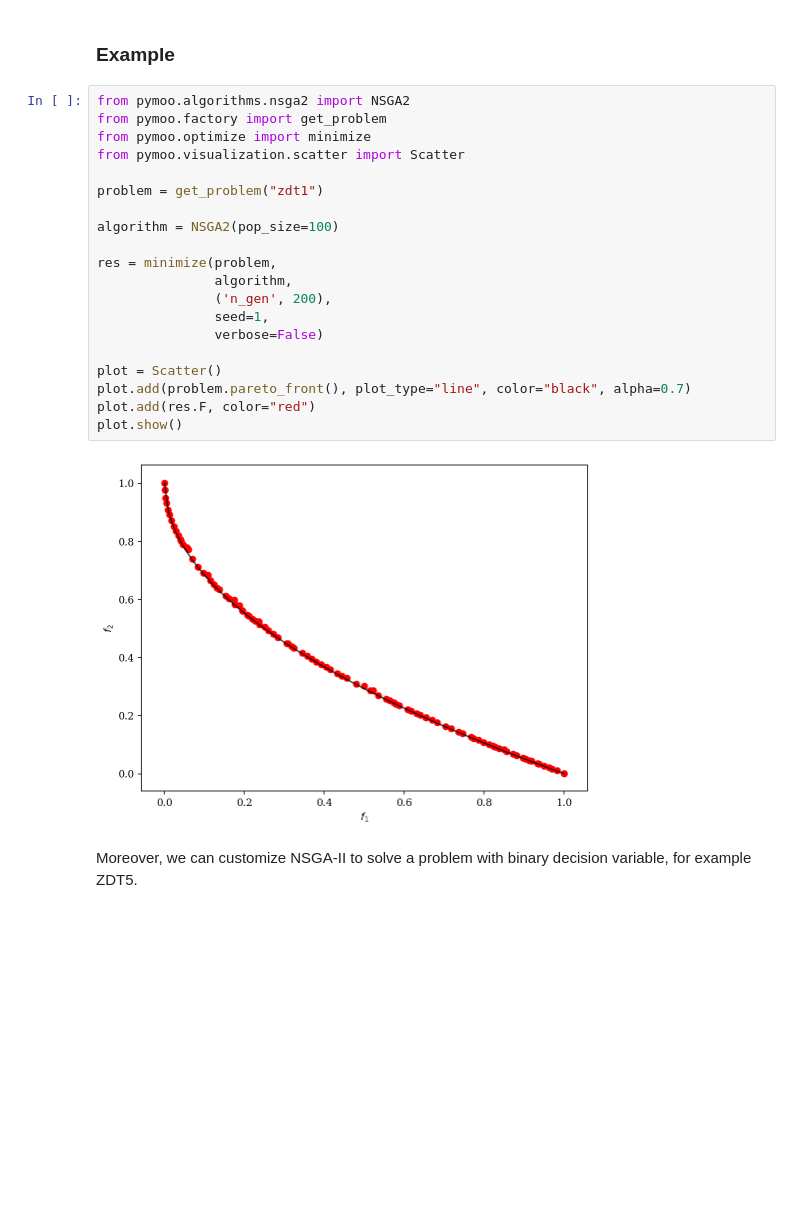
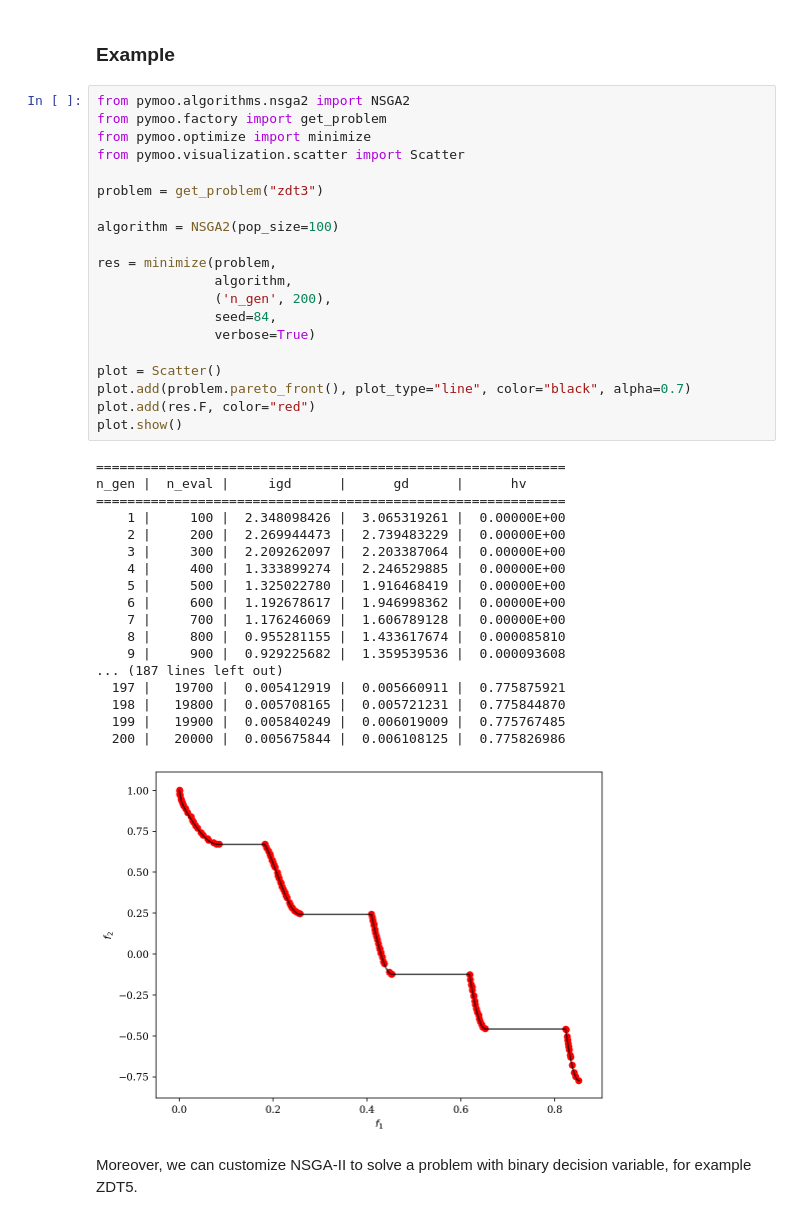
Before and after one commit to anyoptimization/pymoo, a Jupyter notebook: doc/source/algorithms/nsga2.ipynb, the cells around one changed output. Saved outputs shown, nothing was run; the diff lists cells and outputs as text; blank space fills up the shorter version.

```diff
--- a/doc/source/algorithms/nsga2.ipynb
+++ b/doc/source/algorithms/nsga2.ipynb
@@ -26,25 +26,42 @@ Furthermore, to increase some selection pressure NSGA-II uses a binary tournamen
 # %%
 from pymoo.algorithms.nsga2 import NSGA2
 from pymoo.factory import get_problem
 from pymoo.optimize import minimize
 from pymoo.visualization.scatter import Scatter
 
-problem = get_problem("zdt1")
+problem = get_problem("zdt3")
 
 algorithm = NSGA2(pop_size=100)
 
 res = minimize(problem,
                algorithm,
                ('n_gen', 200),
-               seed=1,
-               verbose=False)
+               seed=84,
+               verbose=True)
 
 plot = Scatter()
 plot.add(problem.pareto_front(), plot_type="line", color="black", alpha=0.7)
 plot.add(res.F, color="red")
 plot.show()
 # %% [output]
+============================================================
+n_gen |  n_eval |     igd      |      gd      |      hv
+============================================================
+    1 |     100 |  2.348098426 |  3.065319261 |  0.00000E+00
+    2 |     200 |  2.269944473 |  2.739483229 |  0.00000E+00
+    3 |     300 |  2.209262097 |  2.203387064 |  0.00000E+00
+    4 |     400 |  1.333899274 |  2.246529885 |  0.00000E+00
+    5 |     500 |  1.325022780 |  1.916468419 |  0.00000E+00
+    6 |     600 |  1.192678617 |  1.946998362 |  0.00000E+00
+    7 |     700 |  1.176246069 |  1.606789128 |  0.00000E+00
+    8 |     800 |  0.955281155 |  1.433617674 |  0.000085810
+    9 |     900 |  0.929225682 |  1.359539536 |  0.000093608
+... (187 lines left out)
+  197 |   19700 |  0.005412919 |  0.005660911 |  0.775875921
+  198 |   19800 |  0.005708165 |  0.005721231 |  0.775844870
+  199 |   19900 |  0.005840249 |  0.006019009 |  0.775767485
+  200 |   20000 |  0.005675844 |  0.006108125 |  0.775826986
-[figure, old version]
+[figure, new version]
 # %% [markdown]
 Moreover, we can customize NSGA-II to solve a problem with binary decision variable, for example ZDT5.
 # %%
```
Also changed, not shown: 39 other files.
